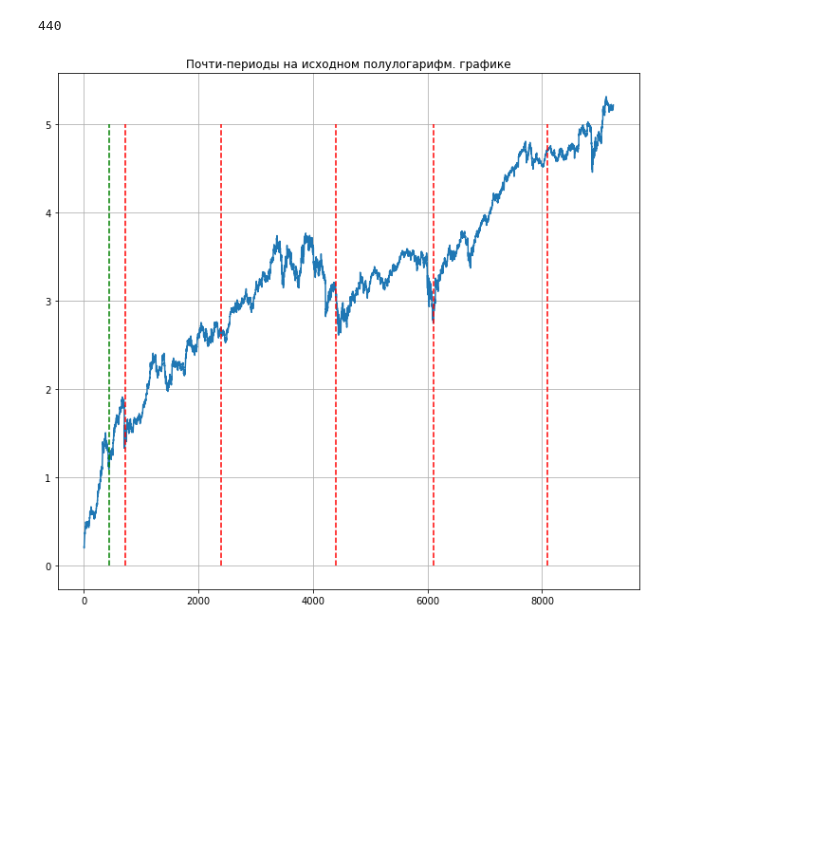
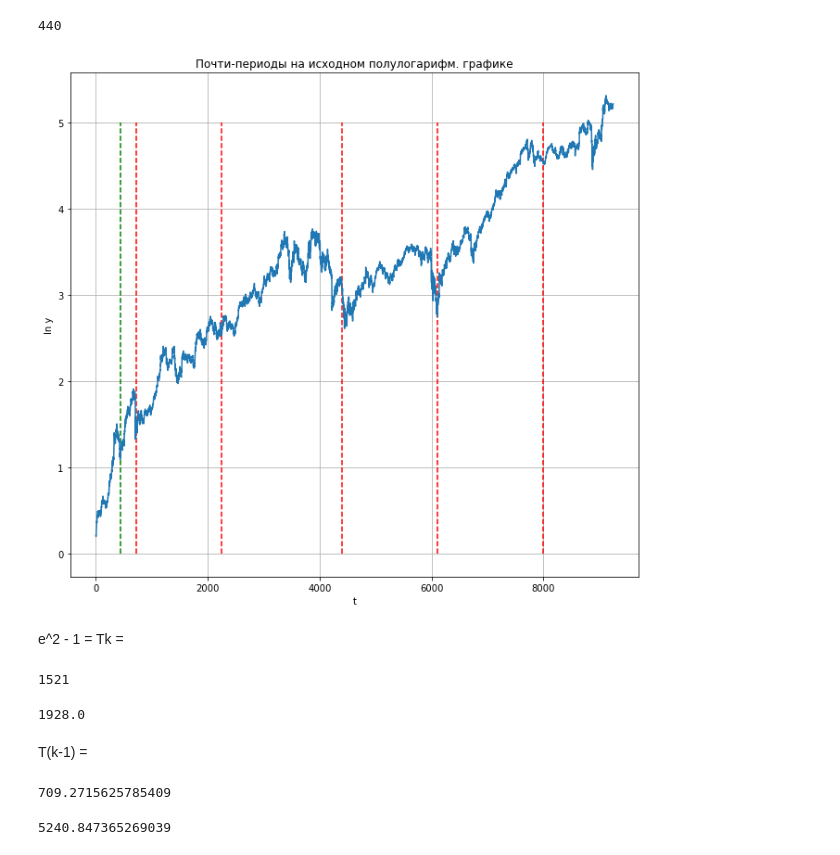
Before and after one commit to ValeriaGruzilova/-, a Jupyter notebook: Disney_analisys.ipynb, the cells around one changed output. Saved outputs shown, nothing was run; the diff lists cells and outputs as text; code cells hidden in the pictures; blank space fills up the shorter version.

```diff
--- a/Disney_analisys.ipynb
+++ b/Disney_analisys.ipynb
@@ -383,7 +383,7 @@ for border in borders:
     fig.add_layout(time_line)
 show(fig)
 # %%
-borders_semilog = [723, 2400, 4400, 6100, 8100]
+borders_semilog = [723, 2244, 4400, 6100, 8000]
 # %%
 plt.figure(figsize=(11, 10))
 plt.plot(disney.t, np.log(disney.Close))
@@ -407,10 +408,13 @@ polozhenie_0
 # %%
 plt.figure(figsize=(11, 10))
 plt.plot(disney.t, np.log(disney.Close))
 plt.title('Почти-периоды на исходном полулогарифм. графике')
 plt.grid()
 for border in borders_semilog:
     plt.vlines(border, 0, 5, color = 'r', linestyle='--')
-plt.vlines(polozhenie_0, 0, 5, color = 'g', linestyle='--');
+plt.vlines(polozhenie_0, 0, 5, color = 'g', linestyle='--')
+
+plt.xlabel('t')
+plt.ylabel('ln y');
 # %% [output]
-[figure, old version]
+[figure, new version]
@@ -417 +423,25 @@ plt.vlines(polozhenie_0, 0, 5, color = 'g', linestyle='--');
+# %% [markdown]
+e^2 - 1 = Tk =
+# %%
+Tk = 2244 - 723
+Tk
+# %% [output]
+1521
+# %%
+Tk = (6100 - 2244)/2
+Tk
+# %% [output]
+1928.0
+# %% [markdown]
+T(k-1) =
+# %%
+Tk_1 = Tk / np.e
+Tk_1
+# %% [output]
+709.2715625785409
+# %%
+Tk_plus_1 = Tk * np.e
+Tk_plus_1
+# %% [output]
+5240.847365269039
 # %%
```
Also changed, not shown: parts of 11 cells of this notebook, 3 other files.
